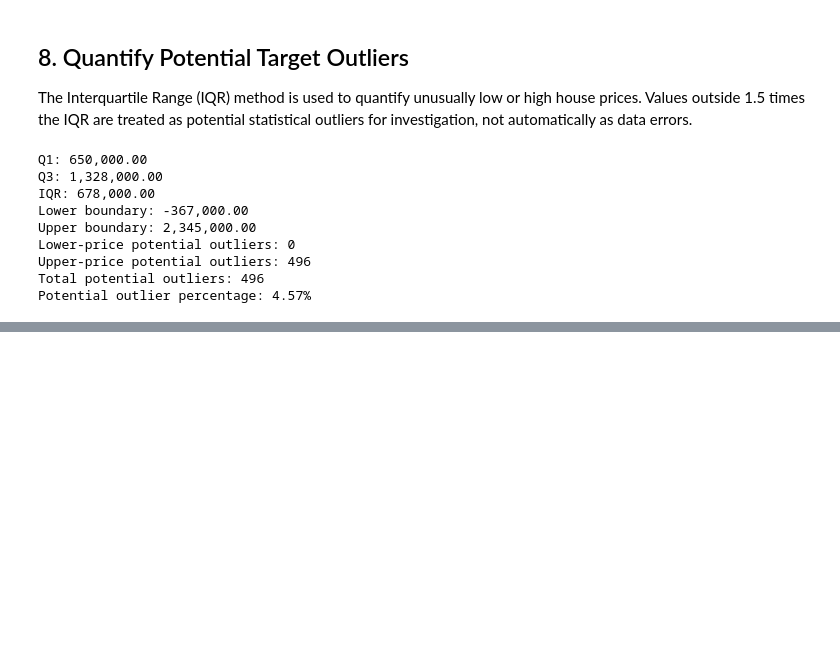
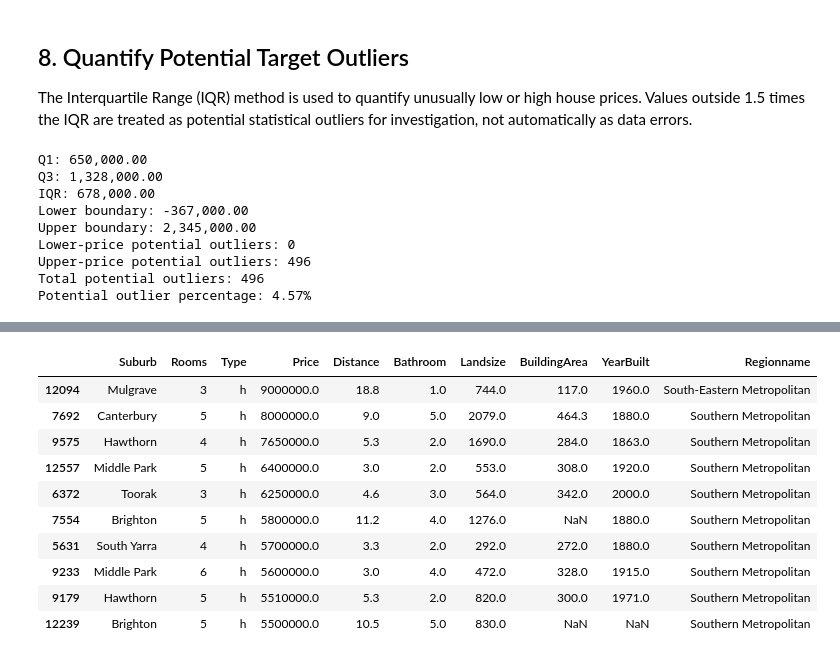
Before and after one commit to WaqasGurmani/house-price-linear-models, a Jupyter notebook: notebooks/02_eda_and_data_quality.ipynb, the cells around one changed output, grey strips where cells are left out. Saved outputs shown, nothing was run; the diff lists cells and outputs as text; code cells hidden in the pictures; blank space fills up the shorter version.

```diff
--- a/notebooks/02_eda_and_data_quality.ipynb
+++ b/notebooks/02_eda_and_data_quality.ipynb
@@ -213,0 +222,35 @@ Potential outlier percentage: 4.57%
+# %%
+inspection_columns = [
+    "Suburb",
+    "Rooms",
+    "Type",
+    "Price",
+    "Distance",
+    "Bathroom",
+    "Landsize",
+    "BuildingArea",
+    "YearBuilt",
+    "Regionname"
+]
+
+high_price_properties = (
+    train_df.loc[
+        train_df["Price"] > upper_bound,
+        inspection_columns
+    ]
+    .sort_values("Price", ascending=False)
+)
+
+high_price_properties.head(10)
+# %% [output]
+|  | Suburb | Rooms | Type | Price | Distance | Bathroom | Landsize | BuildingArea | YearBuilt | Regionname |
+| 12094 | Mulgrave | 3 | h | 9000000.0 | 18.8 | 1.0 | 744.0 | 117.0 | 1960.0 | South-Eastern Metropolitan |
+| 7692 | Canterbury | 5 | h | 8000000.0 | 9.0 | 5.0 | 2079.0 | 464.3 | 1880.0 | Southern Metropolitan |
+| 9575 | Hawthorn | 4 | h | 7650000.0 | 5.3 | 2.0 | 1690.0 | 284.0 | 1863.0 | Southern Metropolitan |
+| 12557 | Middle Park | 5 | h | 6400000.0 | 3.0 | 2.0 | 553.0 | 308.0 | 1920.0 | Southern Metropolitan |
+| 6372 | Toorak | 3 | h | 6250000.0 | 4.6 | 3.0 | 564.0 | 342.0 | 2000.0 | Southern Metropolitan |
+| 7554 | Brighton | 5 | h | 5800000.0 | 11.2 | 4.0 | 1276.0 | NaN | 1880.0 | Southern Metropolitan |
+| 5631 | South Yarra | 4 | h | 5700000.0 | 3.3 | 2.0 | 292.0 | 272.0 | 1880.0 | Southern Metropolitan |
+| 9233 | Middle Park | 6 | h | 5600000.0 | 3.0 | 4.0 | 472.0 | 328.0 | 1915.0 | Southern Metropolitan |
+| 9179 | Hawthorn | 5 | h | 5510000.0 | 5.3 | 2.0 | 820.0 | 300.0 | 1971.0 | Southern Metropolitan |
+| 12239 | Brighton | 5 | h | 5500000.0 | 10.5 | 5.0 | 830.0 | NaN | NaN | Southern Metropolitan |
```
Also changed, not shown: parts of 39 cells of this notebook, 1 other file.
